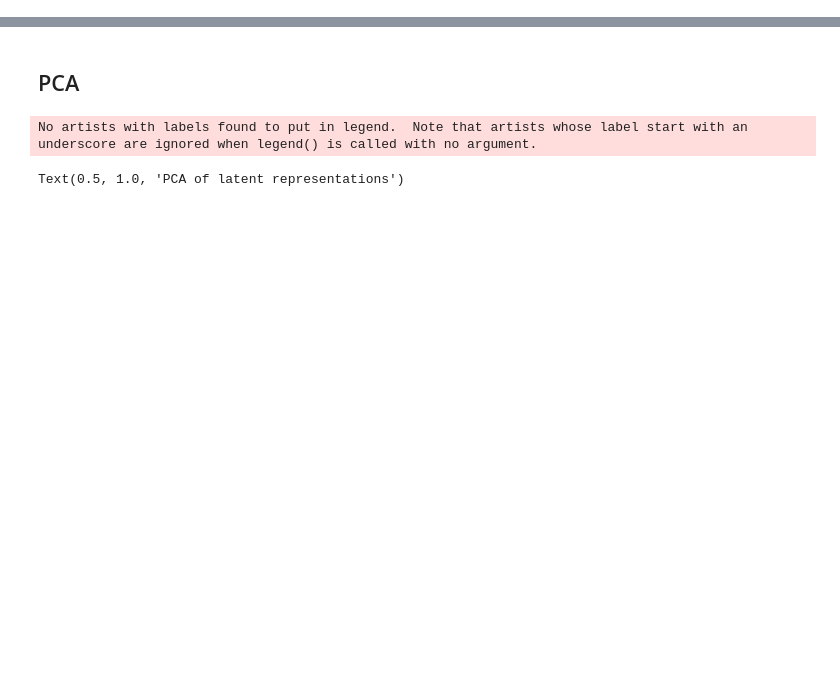
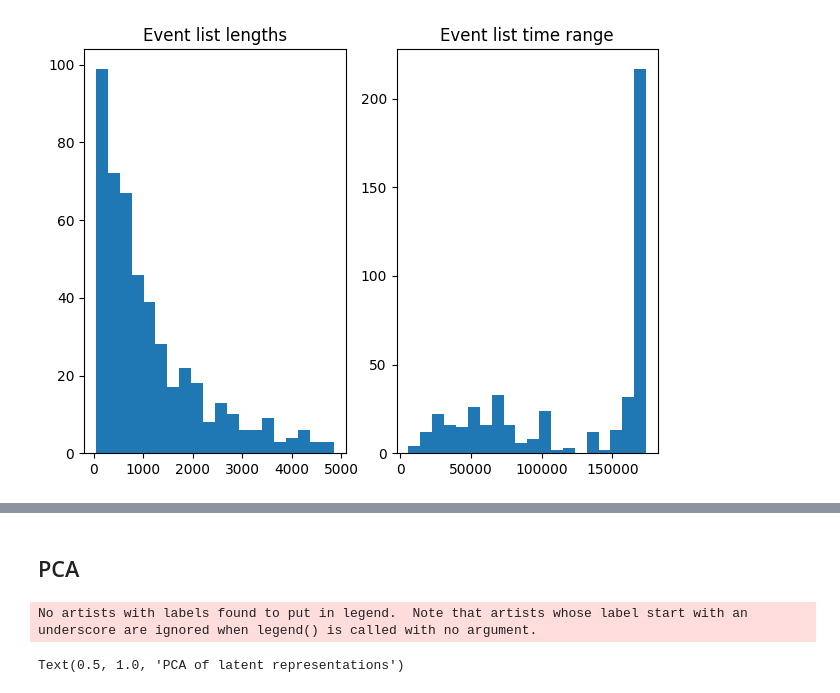
Before and after one commit to villrv/ppae, a Jupyter notebook: chandra_visualization.ipynb, the cells around one changed output, grey strips where cells are left out. Cells and saved outputs as stored; diff of their text form; code cells hidden in the pictures; blank space fills up the shorter version.

```diff
--- a/chandra_visualization.ipynb
+++ b/chandra_visualization.ipynb
@@ -50,4 +68,15 @@ for n in range(N):
     T = max(times[:,0])
     indices = times[:,0] < T / 2
     data_lst.append({'class':event_class+2,'event_list':times[indices,:]})
+# %%
+# Visualization
+fig, ax = plt.subplots(1,2)
+ax[0].hist(lengths_true,bins=20);
+ax[0].set_title('Event list lengths')
+
+ax[1].hist(Ts_true,bins=20);
+ax[1].set_title('Event list time range')
+plt.tight_layout()
+# %% [output]
+[figure, added]
 # %%
```
Also changed, not shown: parts of 7 cells of this notebook, 7 other files.
